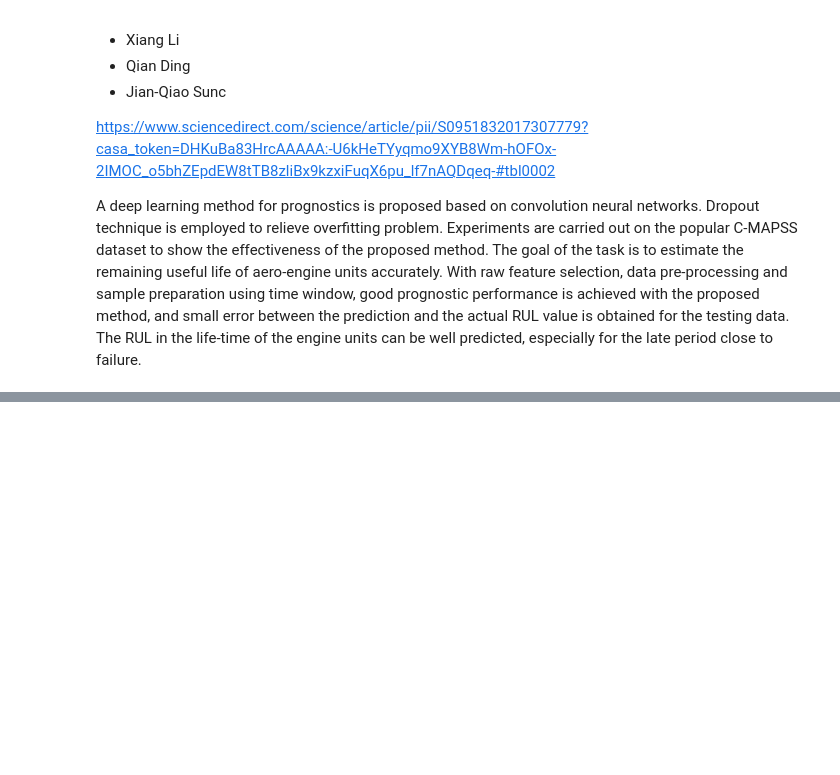
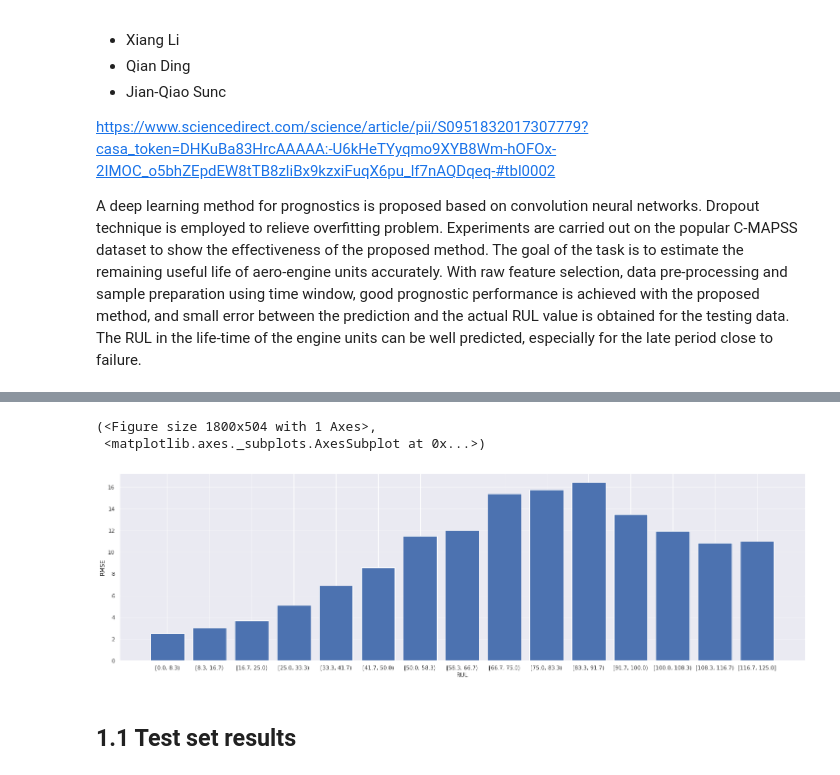
Before and after one commit to lucianolorenti/ceruleo, a Jupyter notebook: research/CMAPPS.ipynb, the cells around one changed output, grey strips where cells are left out. Cells and saved outputs as stored; diff of their text form; code cells hidden in the pictures; blank space fills up the shorter version.

```diff
--- a/research/CMAPPS.ipynb
+++ b/research/CMAPPS.ipynb
@@ -374,3 +174,13 @@ ax.legend()
+# %%
+val_rul = np.array(true_data['RUL'])
+pred_cont = np.squeeze(pred_cont)
+plot_errors_wrt_RUL(val_rul, pred_cont, 125, 15, figsize=(25, 7))
+# %% [output]
+(<Figure size 1800x504 with 1 Axes>,
+ <matplotlib.axes._subplots.AxesSubplot at 0x...>)
+[figure, added]
+# %% [markdown]
+## 1.1 Test set results
 # %%
 
 v = model.predict(test_dataset, step=1)
```
Also changed, not shown: parts of 19 cells of this notebook, 1 other file.
